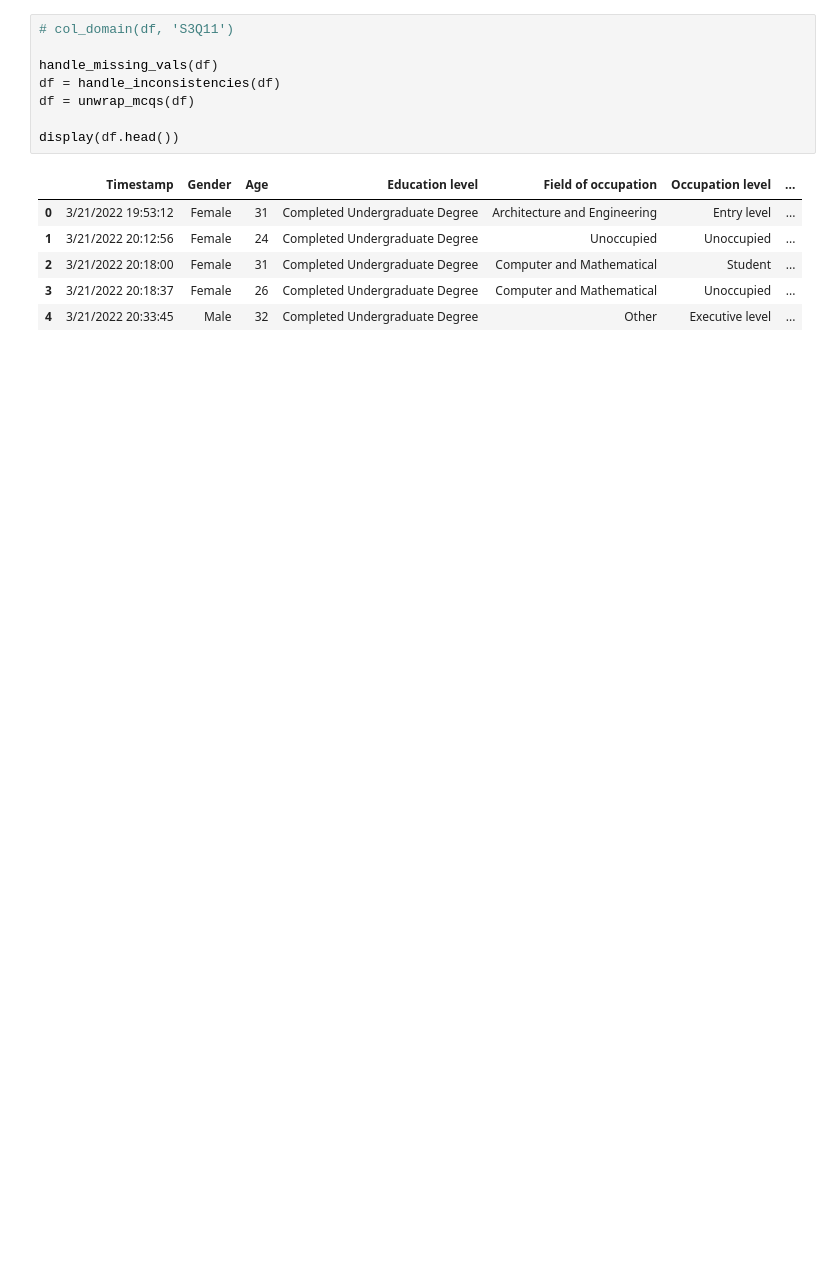
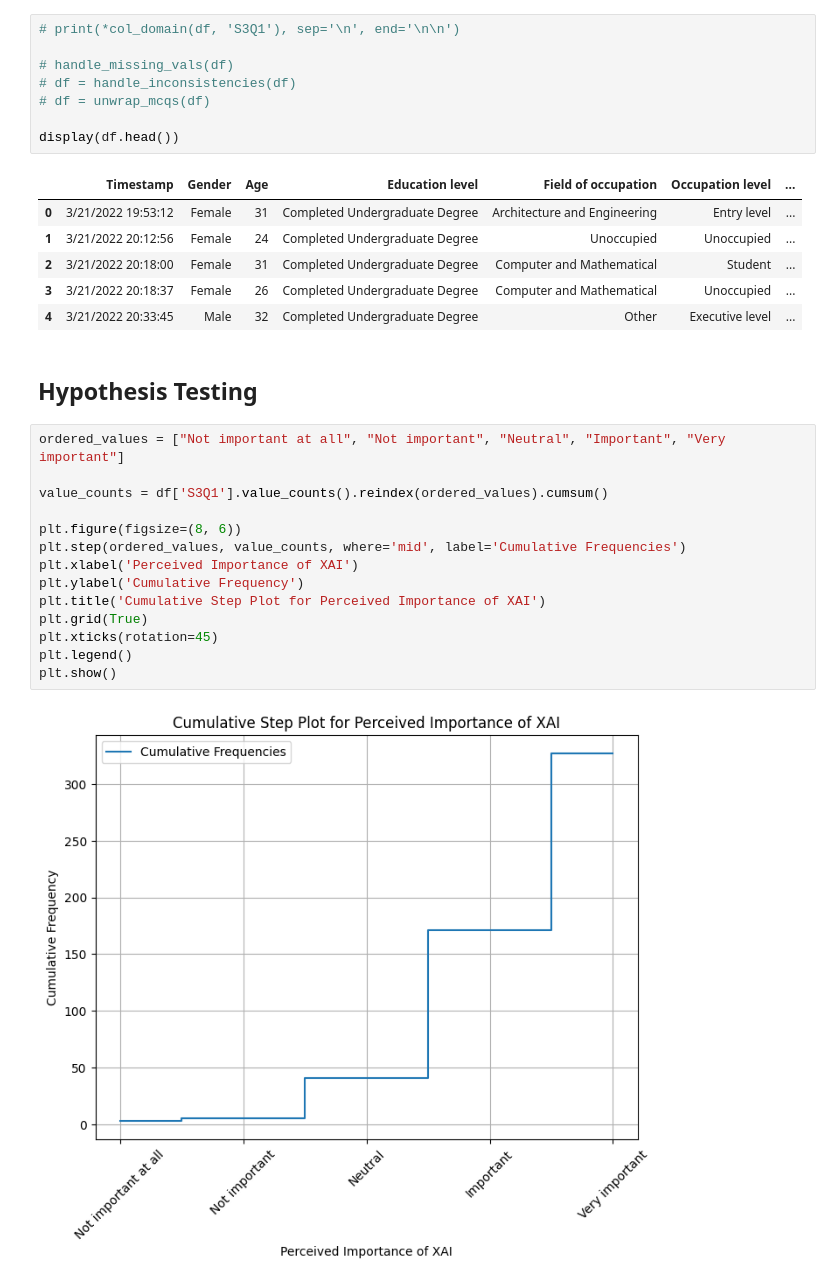
Before and after one commit to Dulina-Perera/CS3121-Coursework, a Jupyter notebook: Assignments/Data-Analysis/solution.ipynb, the cells around one changed output. Drawn from its saved outputs; the diff is of its cells as text; blank space fills up the shorter version.

Commit message:
Tested the H0 hypothesis.

```diff
--- a/Assignments/Data-Analysis/solution.ipynb
+++ b/Assignments/Data-Analysis/solution.ipynb
@@ -135,11 +137,11 @@ S3Q11                     2
 S3Q12                   289
 dtype: int64
 # %%
-# col_domain(df, 'S3Q11')
+# print(*col_domain(df, 'S3Q1'), sep='\n', end='\n\n')
 
-handle_missing_vals(df)
-df = handle_inconsistencies(df)
-df = unwrap_mcqs(df)
+# handle_missing_vals(df)
+# df = handle_inconsistencies(df)
+# df = unwrap_mcqs(df)
 
 display(df.head())
 # %% [output]
@@ -149,3 +151,21 @@ display(df.head())
 | 2 | 3/21/2022 20:18:00 | Female | 31 | Completed Undergraduate Degree | Computer and Mathematical | Student | ... |
 | 3 | 3/21/2022 20:18:37 | Female | 26 | Completed Undergraduate Degree | Computer and Mathematical | Unoccupied | ... |
 | 4 | 3/21/2022 20:33:45 | Male | 32 | Completed Undergraduate Degree | Other | Executive level | ... |
+# %% [markdown]
+## Hypothesis Testing
+# %%
+ordered_values = ["Not important at all", "Not important", "Neutral", "Important", "Very important"]
+
+value_counts = df['S3Q1'].value_counts().reindex(ordered_values).cumsum()
+
+plt.figure(figsize=(8, 6))
+plt.step(ordered_values, value_counts, where='mid', label='Cumulative Frequencies')
+plt.xlabel('Perceived Importance of XAI')
+plt.ylabel('Cumulative Frequency')
+plt.title('Cumulative Step Plot for Perceived Importance of XAI')
+plt.grid(True)
+plt.xticks(rotation=45)
+plt.legend()
+plt.show()
+# %% [output]
+[figure, added]
```
Also changed, not shown: parts of 6 cells of this notebook, 1 other file.
